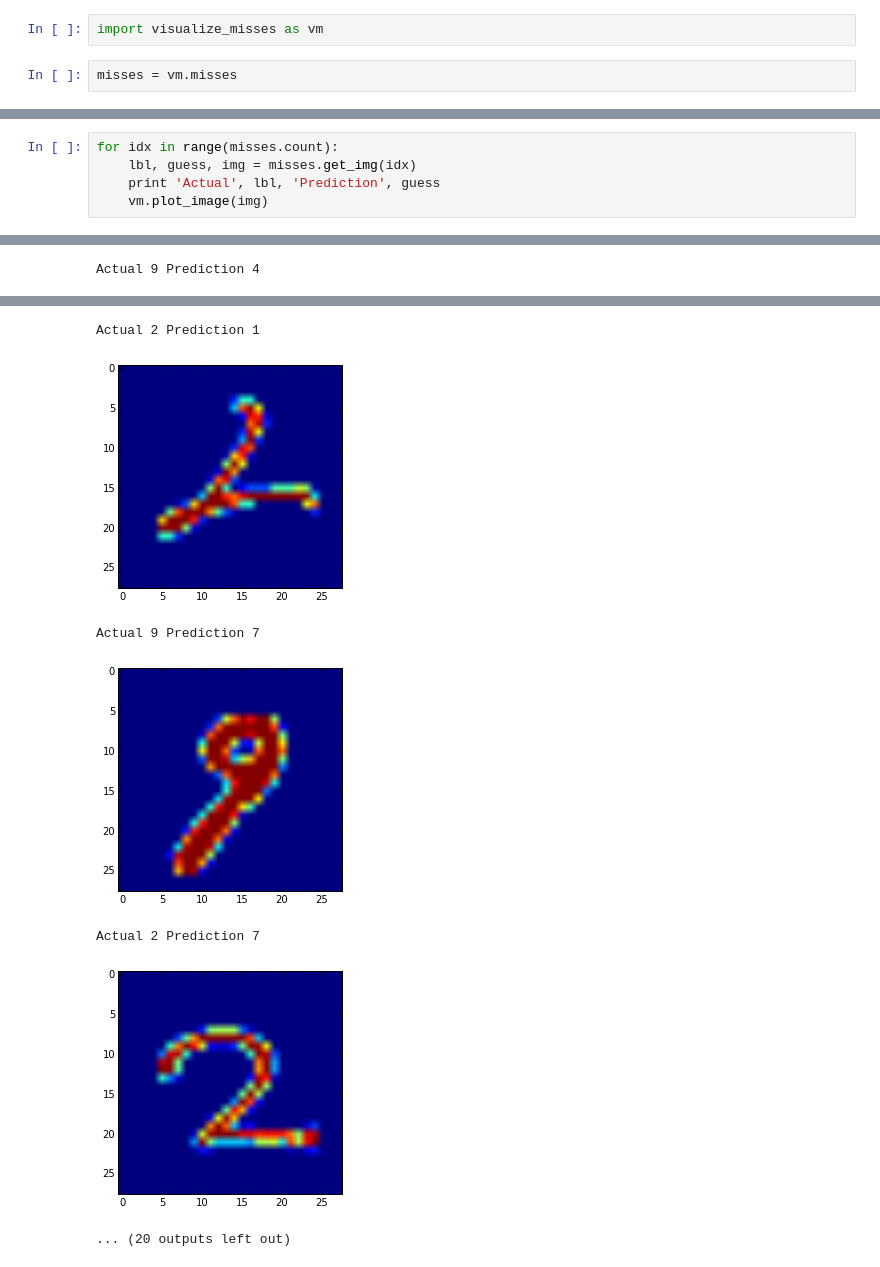
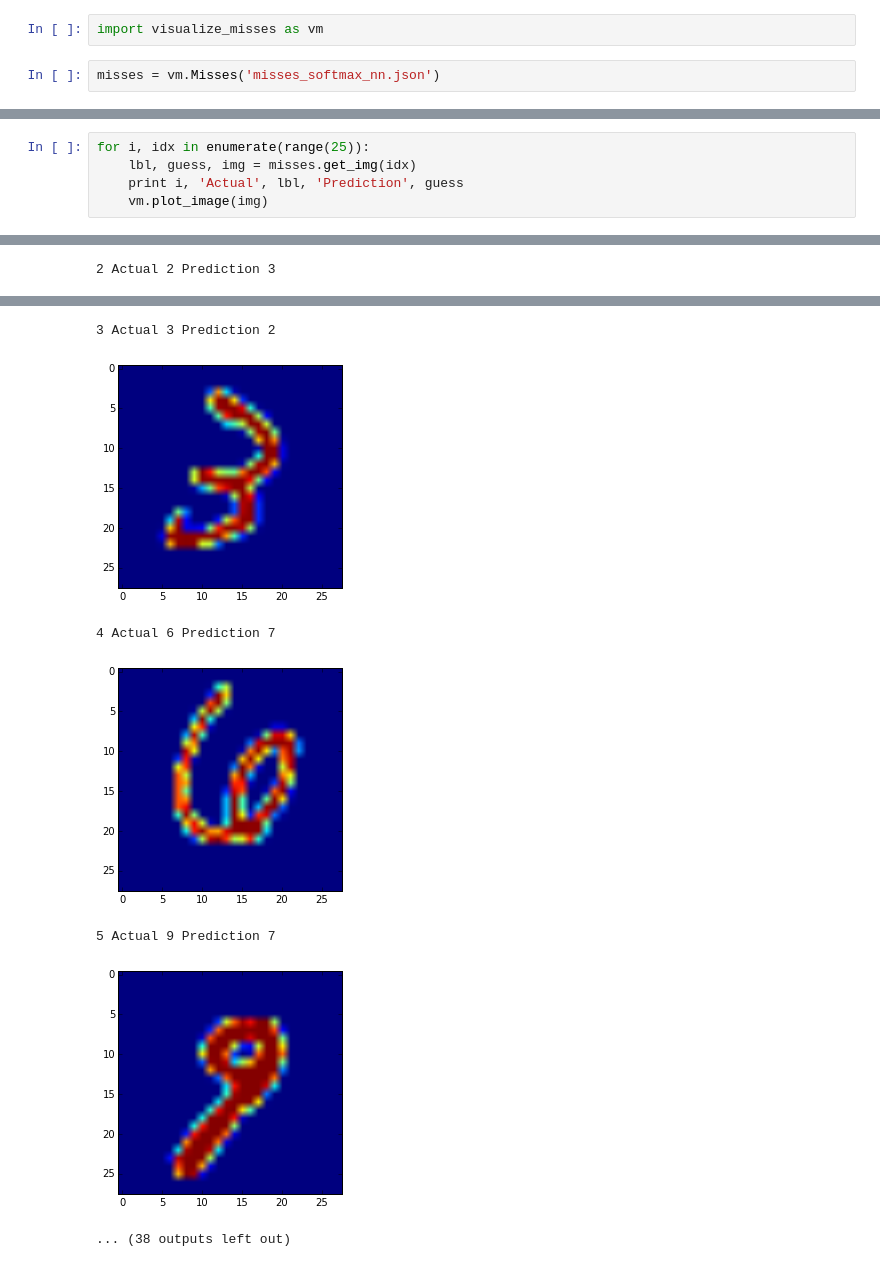
Before and after one commit to mkowoods/tensor-flow-practice, a Jupyter notebook: review_misses.ipynb, the cells around one changed output, grey strips where cells are left out. Saved outputs shown, nothing was run; the diff lists cells and outputs as text.

```diff
--- a/review_misses.ipynb
+++ b/review_misses.ipynb
@@ -3,4 +3,4 @@
 # %%
 import visualize_misses as vm
 # %%
-misses = vm.misses
+misses = vm.Misses('misses_softmax_nn.json')
@@ -7,6 +11,6 @@ misses = vm.misses
 # %%
-for idx in range(misses.count):
+for i, idx in enumerate(range(25)):
     lbl, guess, img = misses.get_img(idx)
-    print 'Actual', lbl, 'Prediction', guess
+    print i, 'Actual', lbl, 'Prediction', guess
     vm.plot_image(img)
 # %% [output]
@@ -17 +21 @@ Actual 6 Prediction 0
-Actual 9 Prediction 4
+2 Actual 2 Prediction 3
@@ -19,7 +23,7 @@ Actual 9 Prediction 4
-Actual 2 Prediction 1
+3 Actual 3 Prediction 2
-[figure, old version]
+[figure, new version]
-Actual 9 Prediction 7
+4 Actual 6 Prediction 7
-[figure, old version]
+[figure, new version]
-Actual 2 Prediction 7
+5 Actual 9 Prediction 7
-[figure, old version]
+[figure, new version]
-... (20 outputs left out)
+... (38 outputs left out)
```
Also changed, not shown: parts of 2 cells of this notebook, 4 other files.
